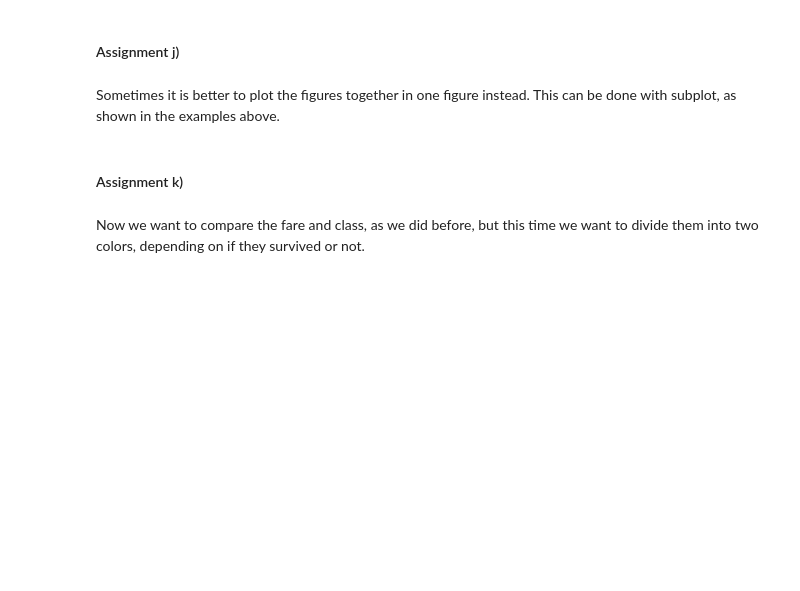
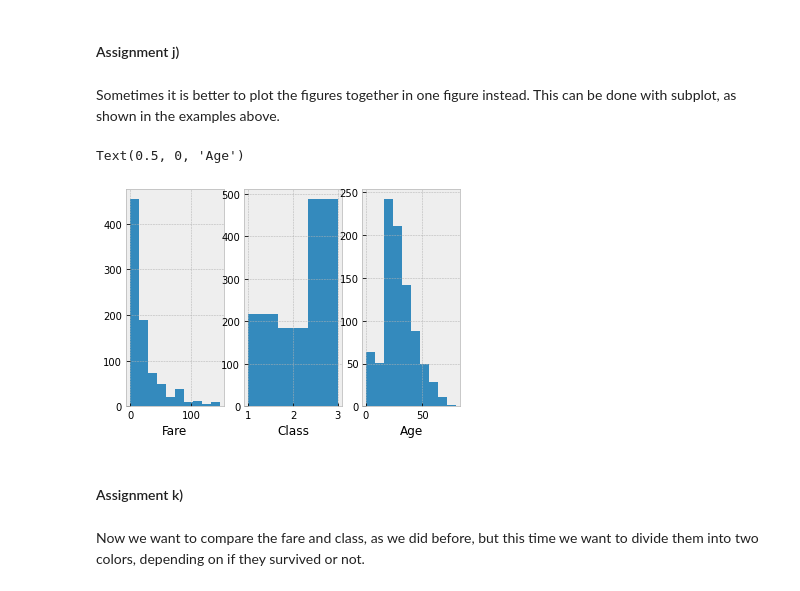
Before and after one commit to Ringo31/ml-1dl034-public-assignments, a Jupyter notebook: Assignments/Practical/PracticalNotebook2.ipynb, the cells around one changed output. Saved outputs shown, nothing was run; the diff lists cells and outputs as text; code cells hidden in the pictures; blank space fills up the shorter version.

```diff
--- a/Assignments/Practical/PracticalNotebook2.ipynb
+++ b/Assignments/Practical/PracticalNotebook2.ipynb
@@ -383,3 +464,23 @@ Sometimes it is better to plot the figures together in one figure instead. This
+# %%
+# ASSIGNMENT:
+# Make a subplot over the Fare, Class, and Age
+
+fig = plt.figure()
+
+ax1 = fig.add_subplot(1, 3, 1)
+ax1.hist(fare)
+ax1.set_xlabel('Fare')
+
+ax2 = fig.add_subplot(1, 3, 2)
+ax2.hist(df['Pclass'], bins=3)
+ax2.set_xlabel('Class')
+
+ax3 = fig.add_subplot(1, 3, 3)
+ax3.hist(age)
+ax3.set_xlabel('Age')
+# %% [output]
+Text(0.5, 0, 'Age')
+[figure, added]
 # %% [markdown]
 #### Assignment k)
 # %% [markdown]
```
Also changed, not shown: parts of 17 cells of this notebook.
